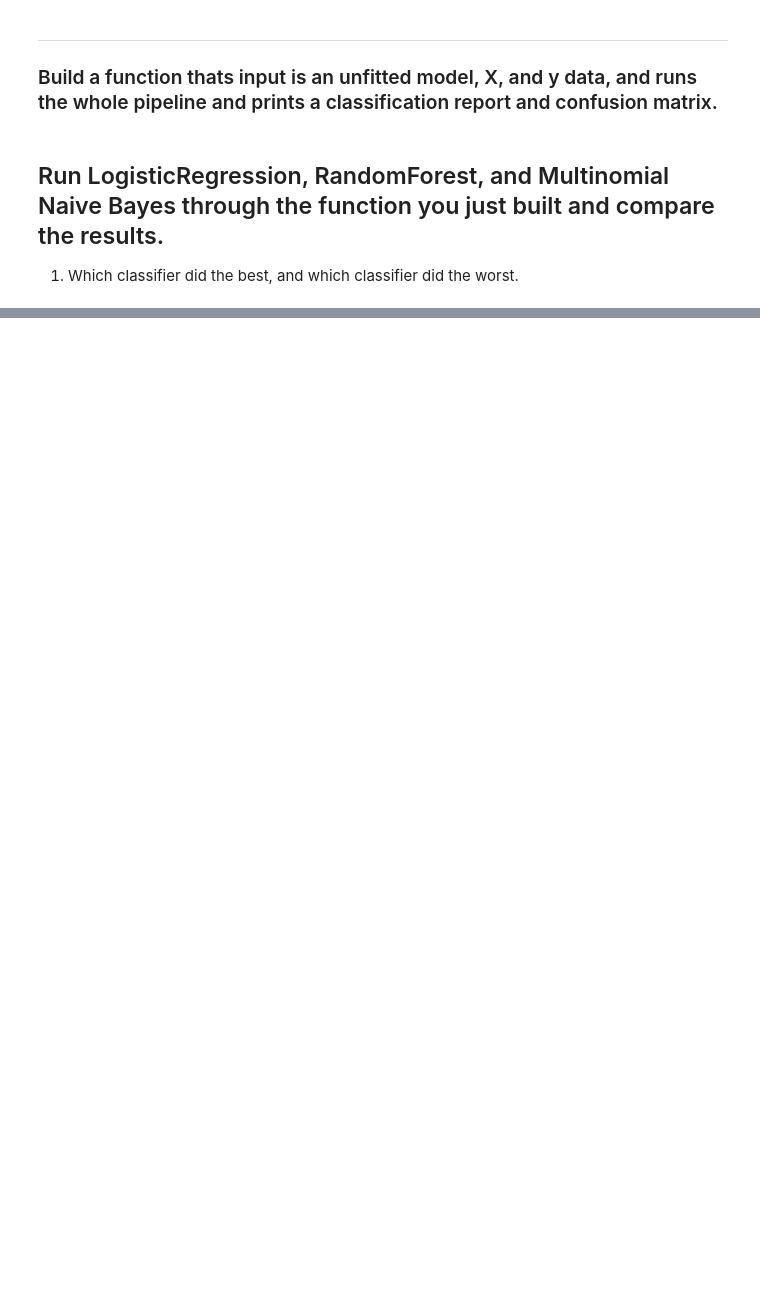
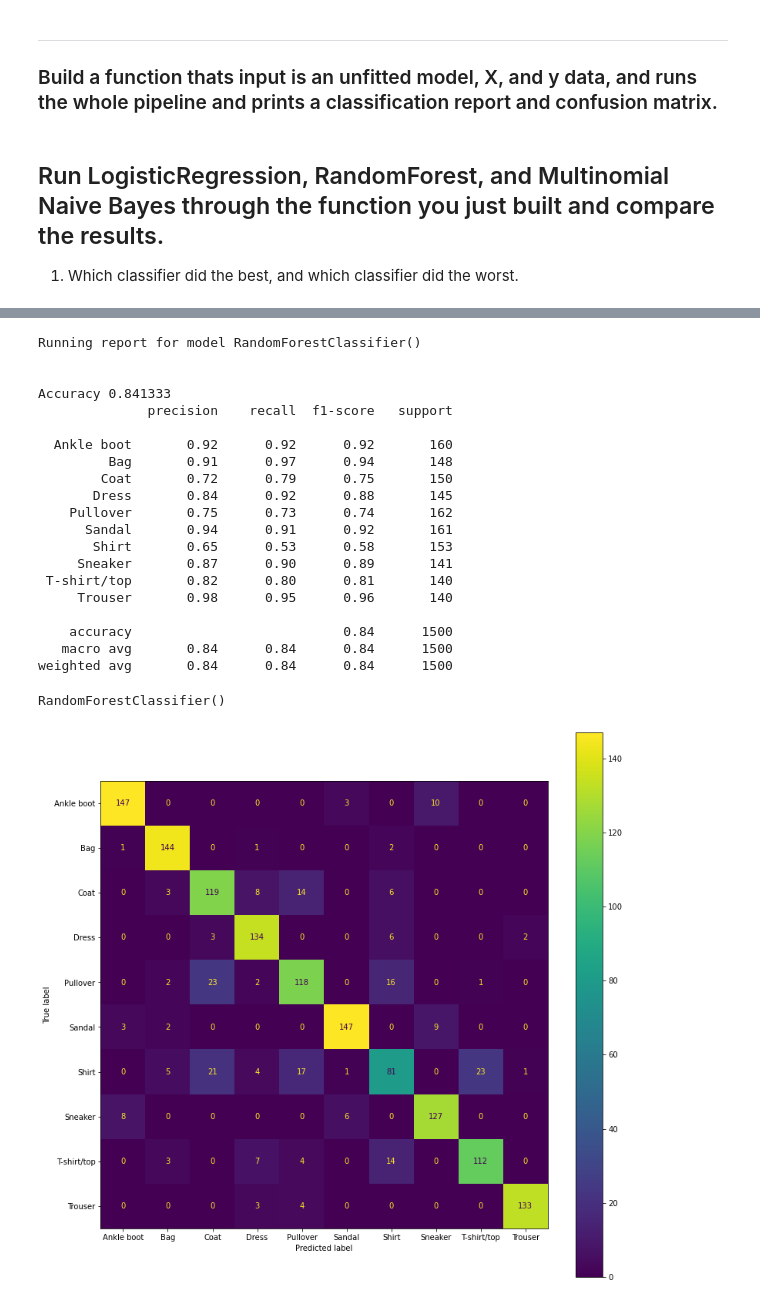
Before and after one commit to DavidGuzman1999/2021-fall-data-science, a Jupyter notebook: Week-07-Image-Classification/Image-Classification-Exercise.ipynb, the cells around one changed output, grey strips where cells are left out. Cells and saved outputs as stored; diff of their text form; code cells hidden in the pictures; blank space fills up the shorter version.

```diff
--- a/Week-07-Image-Classification/Image-Classification-Exercise.ipynb
+++ b/Week-07-Image-Classification/Image-Classification-Exercise.ipynb
@@ -159,0 +315,27 @@ def build_and_eval_model(model, X, y, random_state=23):
+# %%
+# RandomForest
+randForest = RandomForestClassifier()
+build_and_eval_model(randForest,X,y)
+# %% [output]
+Running report for model RandomForestClassifier()
+
+
+Accuracy 0.841333
+              precision    recall  f1-score   support
+
+  Ankle boot       0.92      0.92      0.92       160
+         Bag       0.91      0.97      0.94       148
+        Coat       0.72      0.79      0.75       150
+       Dress       0.84      0.92      0.88       145
+    Pullover       0.75      0.73      0.74       162
+      Sandal       0.94      0.91      0.92       161
+       Shirt       0.65      0.53      0.58       153
+     Sneaker       0.87      0.90      0.89       141
+ T-shirt/top       0.82      0.80      0.81       140
+     Trouser       0.98      0.95      0.96       140
+
+    accuracy                           0.84      1500
+   macro avg       0.84      0.84      0.84      1500
+weighted avg       0.84      0.84      0.84      1500
+RandomForestClassifier()
+[figure, added]
```
Also changed, not shown: parts of 28 cells of this notebook.
